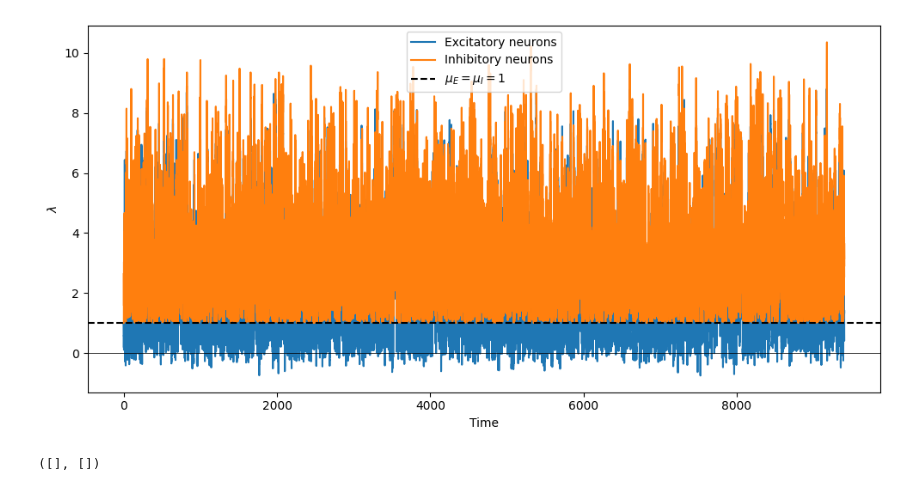
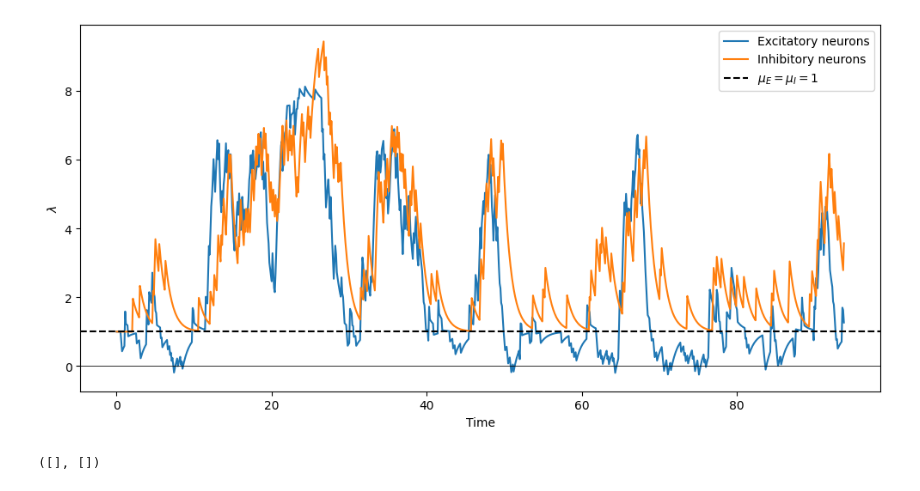
Before and after one commit to RivasAntonio/TFM, a Jupyter notebook: Códigos/Hawkes/Pruebas_modelo.ipynb, the cells around one changed output. Cells and saved outputs as stored; diff of their text form; code cells hidden in the pictures.

```diff
--- a/Códigos/Hawkes/Pruebas_modelo.ipynb
+++ b/Códigos/Hawkes/Pruebas_modelo.ipynb
@@ -3,7 +3,7 @@ import numpy as np
 import matplotlib.pyplot as plt
 from funciones import *
 # %%
-nmax = 10**5
+nmax = 10**3
 N = 1000 # number of neurons
 N_E = 800 # number of excitatory neurons
 N_I = 200 # number of inhibitory neurons
@@ -12,34 +12,34 @@ g_I= 7.5/N # connection strength of inhibitory neurons
 k = 1
 mu_E = 1
 mu_I = 1
 tau = 1
 
 # These parameters are similar to the ones used in Growing Critical: Self-Organized Criticality in a Developing Neural System Felipe Yaroslav Kalle Kossio
 """n_EE = 1.5*(4/5)**2
 n_IE = 7.5*4/(5**2)
 n_EI = 1.5*4/(5**2)
 n_II = 7.5*1/(5**2)"""
 
 n_EE = N*g_E*(N_E/N)*(N_E/N)*k
 n_IE = N*g_I*(N_I/N)*(N_I/N)*k
 n_EI = N*g_E*(N_E/N)*(N_E/N)*k
 n_II = 0
 
 dt = 0.1
 
 time, t_E, t_I, rates_E, rates_I = model(nmax, mu_E, mu_I, tau, n_EE, n_IE, n_EI, n_II, dt)
 
 fig = plt.figure(figsize=(10, 5))
 plt.plot(time, rates_E, label='Excitatory neurons')
 plt.plot(time, rates_I, label='Inhibitory neurons')
 plt.xlabel('Time')
 plt.axhline(1, label = '$\mu_E=\mu_I=1$', color = 'black', linestyle = '--')
 plt.axhline(0, color = 'black',lw = 0.55)
 plt.ylabel('$\lambda$')
 plt.legend()
 fig.tight_layout()
 # %% [output]
-[figure, old version]
+[figure, new version]
 # %%
 plt.eventplot(t_E, linelengths=0.5, linewidths=0.05, color = 'red', label = 'Excitatory neurons')
 plt.eventplot(t_I, linelengths=0.5, linewidths=0.05, color = 'blue', lineoffsets= 0.5, label = 'Inhibitory neurons')
```
Also changed, not shown: parts of 5 cells of this notebook, 2 other files.
